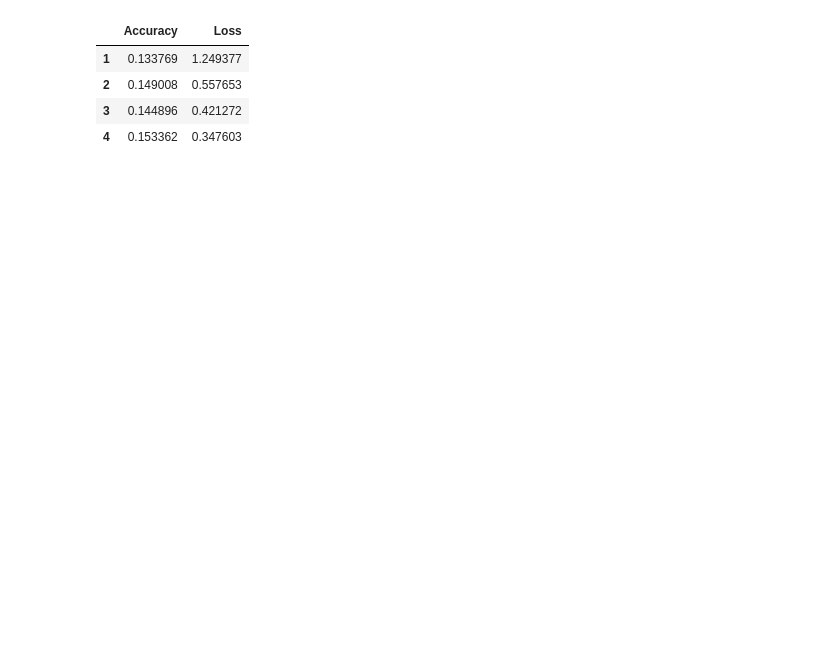
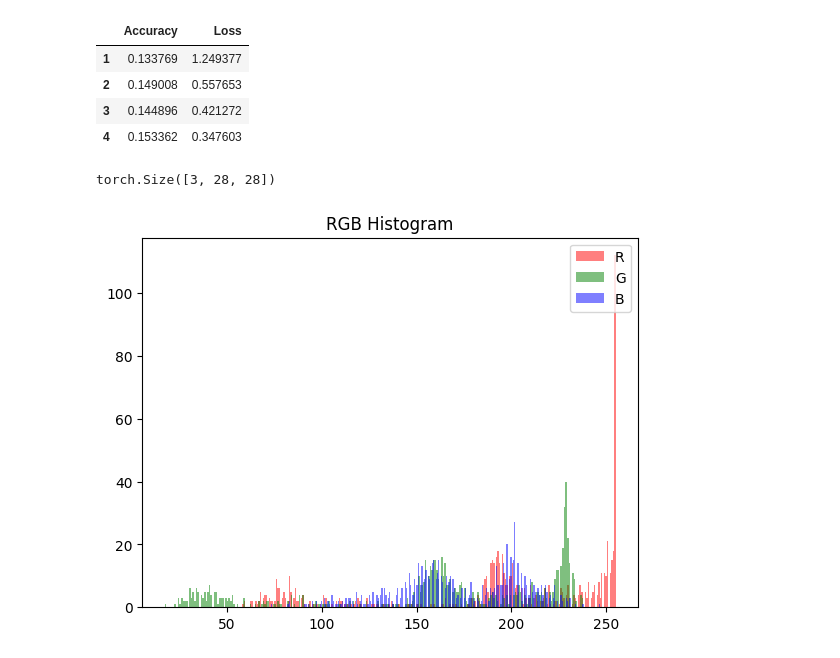
Before and after one commit to HazemHassine/FL, a Jupyter notebook: visualization.ipynb, the cells around one changed output. Cells and saved outputs as stored; diff of their text form; code cells hidden in the pictures; blank space fills up the shorter version.

```diff
--- a/visualization.ipynb
+++ b/visualization.ipynb
@@ -150,3 +159,47 @@ plots_no_cv(log_path="logs",ds_name=config["ds_name"], plot_clients=True)
 data = {'Accuracy': [0.133769, 0.149008, 0.144896, 0.153362], 'Loss': [1.249377, 0.557653, 0.421272, 0.347603]}
 df = pd.DataFrame(data)
 len(df)
+# %%
+import medmnist
+from medmnist import INFO
+import matplotlib.pyplot as plt
+from torchvision.transforms import transforms
+DataClass=getattr(medmnist, INFO["bloodmnist"]["python_class"])(root="./data", split="val",transform=transforms.ToTensor())
+im1 = DataClass[0][0]
+print(im1.shape)
+# plt.imshow(im1.permute(1,2,0))
+import torchvision.utils as vutils
+vutils.save_image(im1, '../tensor_image.png')
+# %% [output]
+torch.Size([3, 28, 28])
+# %%
+import numpy as np
+import matplotlib.pyplot as plt
+from PIL import Image
+
+# Load the image
+img = Image.open('../tensor_image.png')
+
+# Convert the image to a numpy array
+img_array = np.array(img)
+
+# Split the image into R, G, B channels
+r = img_array[:, :, 0].ravel()
+g = img_array[:, :, 1].ravel()
+b = img_array[:, :, 2].ravel()
+
+t = r+g+b
+# plt.hist(t, bins=256, alpha=1, color='black', label='all')
+# Plot the histograms of each channel on the same graph
+plt.hist(r, bins=256, alpha=0.5, color='red', label='R')
+plt.hist(g, bins=256, alpha=0.5, color='green', label='G')
+plt.hist(b, bins=256, alpha=0.5, color='blue', label='B')
+
+# Set the title and legend of the graph
+plt.title('RGB Histogram')
+plt.legend(loc='upper right')
+
+# Show the graph
+plt.show()
+# %% [output]
+[figure, added]
```
Also changed, not shown: parts of 1 cell of this notebook, 1 other file.
